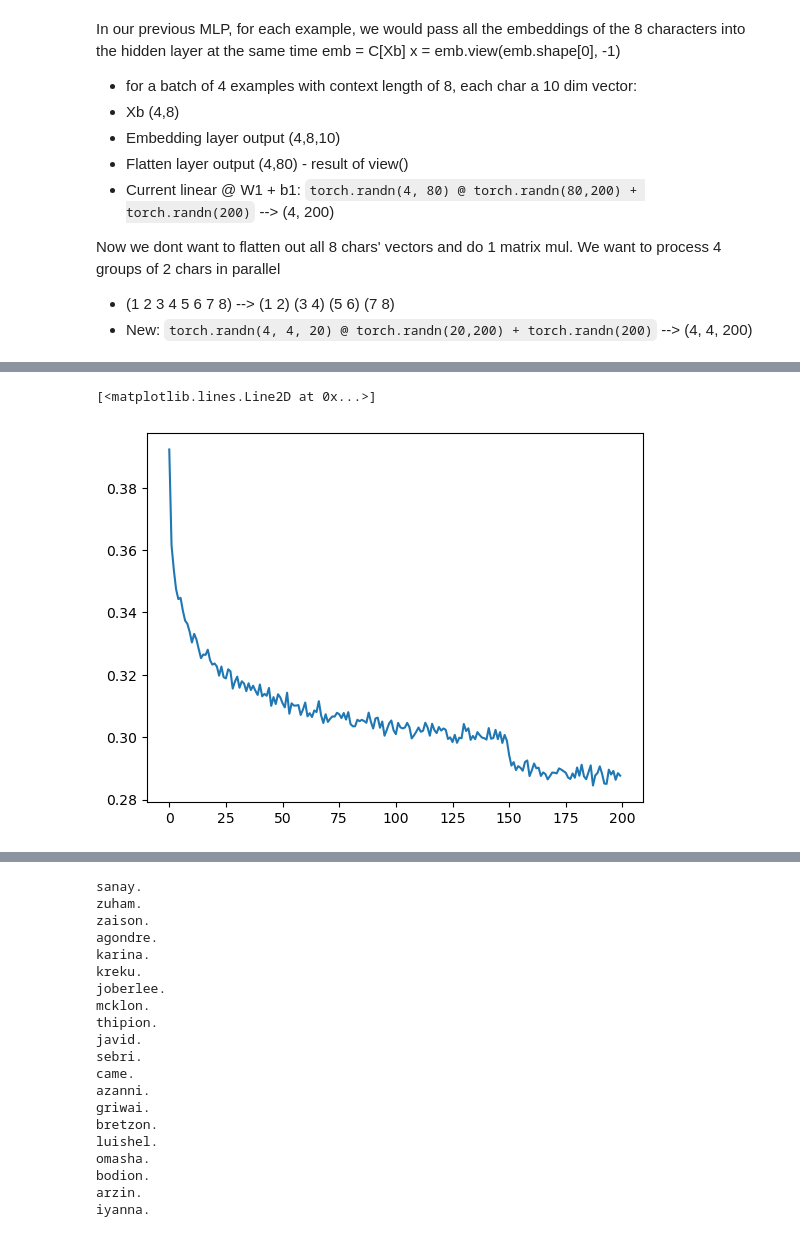
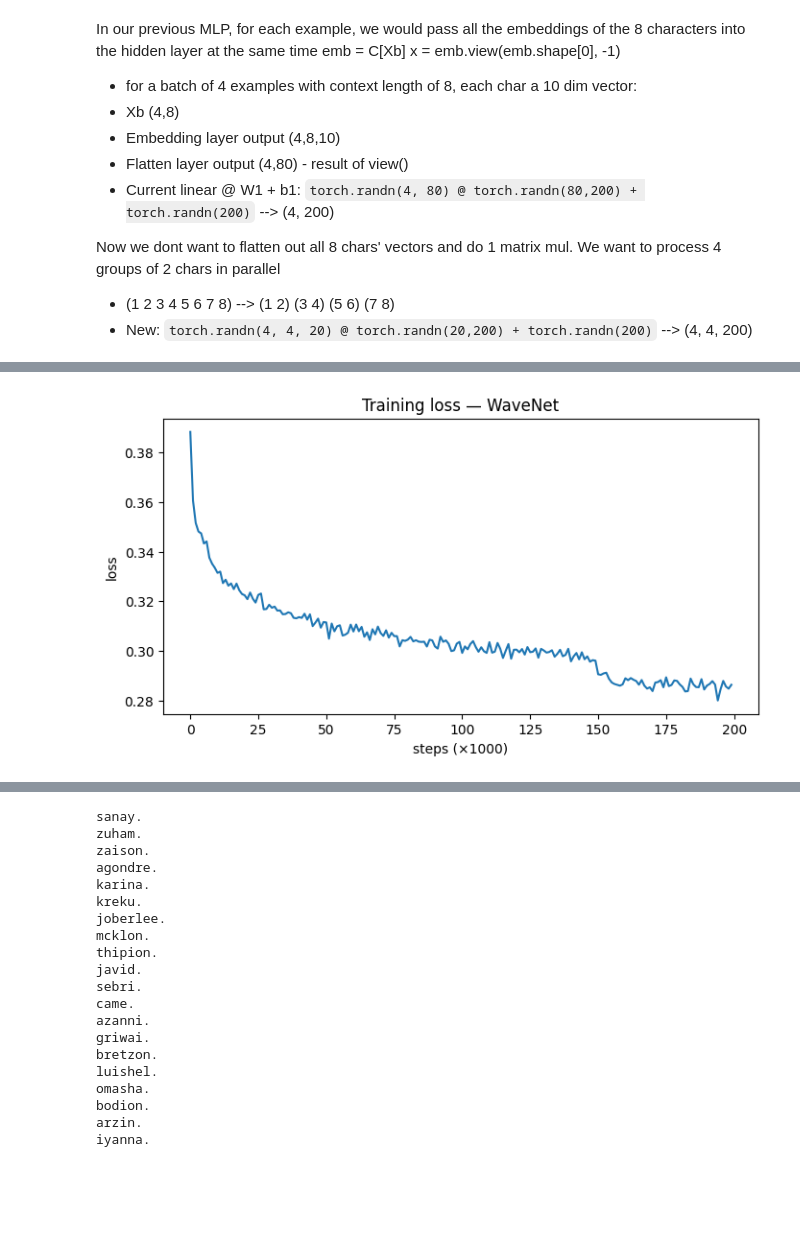
Before and after one commit to khooax/building-gpt-from-scratch, a Jupyter notebook: notebooks/04_wavenet.ipynb, the cells around one changed output, grey strips where cells are left out. Saved outputs shown, nothing was run; the diff lists cells and outputs as text; code cells hidden in the pictures; blank space fills up the shorter version.

```diff
--- a/notebooks/names_v4_wavenet.ipynb
+++ b/notebooks/04_wavenet.ipynb
@@ -71,6 +71,3 @@ Xte,  Yte  = build_dataset(words[n2:])     # 10%
 torch.Size([182625, 8]) torch.Size([182625])
 torch.Size([22655, 8]) torch.Size([22655])
 torch.Size([22866, 8]) torch.Size([22866])
-# %%
-for x,y in zip(Xtr[:20], Ytr[:20]):
-  print(''.join(itos[ix.item()] for ix in x), '-->', itos[y.item()])
@@ -259,0 +209,13 @@ for p in parameters:
+# %%
+n_embd = 10; n_hidden = 68
+
+model = Sequential([
+    Embedding(vocab_size, n_embd),
+    FlattenConsecutive(2), Linear(n_embd * 2,  n_hidden, bias=False), BatchNorm1d(n_hidden), Tanh(),
+    FlattenConsecutive(2), Linear(n_hidden * 2, n_hidden, bias=False), BatchNorm1d(n_hidden), Tanh(),
+    FlattenConsecutive(2), Linear(n_hidden * 2, n_hidden, bias=False), BatchNorm1d(n_hidden), Tanh(),
+    Linear(n_hidden, vocab_size),
+])
+parameters = model.parameters()
+print(f'Parameters: {sum(p.nelement() for p in parameters):,}')
+for p in parameters: p.requires_grad = True
@@ -335,10 +296,10 @@ plt.plot(lossi)
-# %%
-plt.plot(torch.tensor(lossi).view(-1, 1000).mean(1))
-# lossi array was an array of 200,000 losses
-# make it (200,1000), take mean across 1000 losses to plot 200 means
-# %% [output]
-[<matplotlib.lines.Line2D at 0x...>]
-[figure, removed]
+# %%
+plt.figure(figsize=(8, 4))
+plt.plot(torch.tensor(lossi).view(-1, 1000).mean(1))
+plt.xlabel('steps (×1000)'); plt.ylabel('loss')
+plt.title('Training loss — WaveNet'); plt.show()
+# %% [output]
+[figure, added]
 # %%
 # put layers into eval mode (needed for batchnorm especially)
 for layer in model.layers:
```
Also changed, not shown: parts of 16 cells of this notebook, 10 other files.
